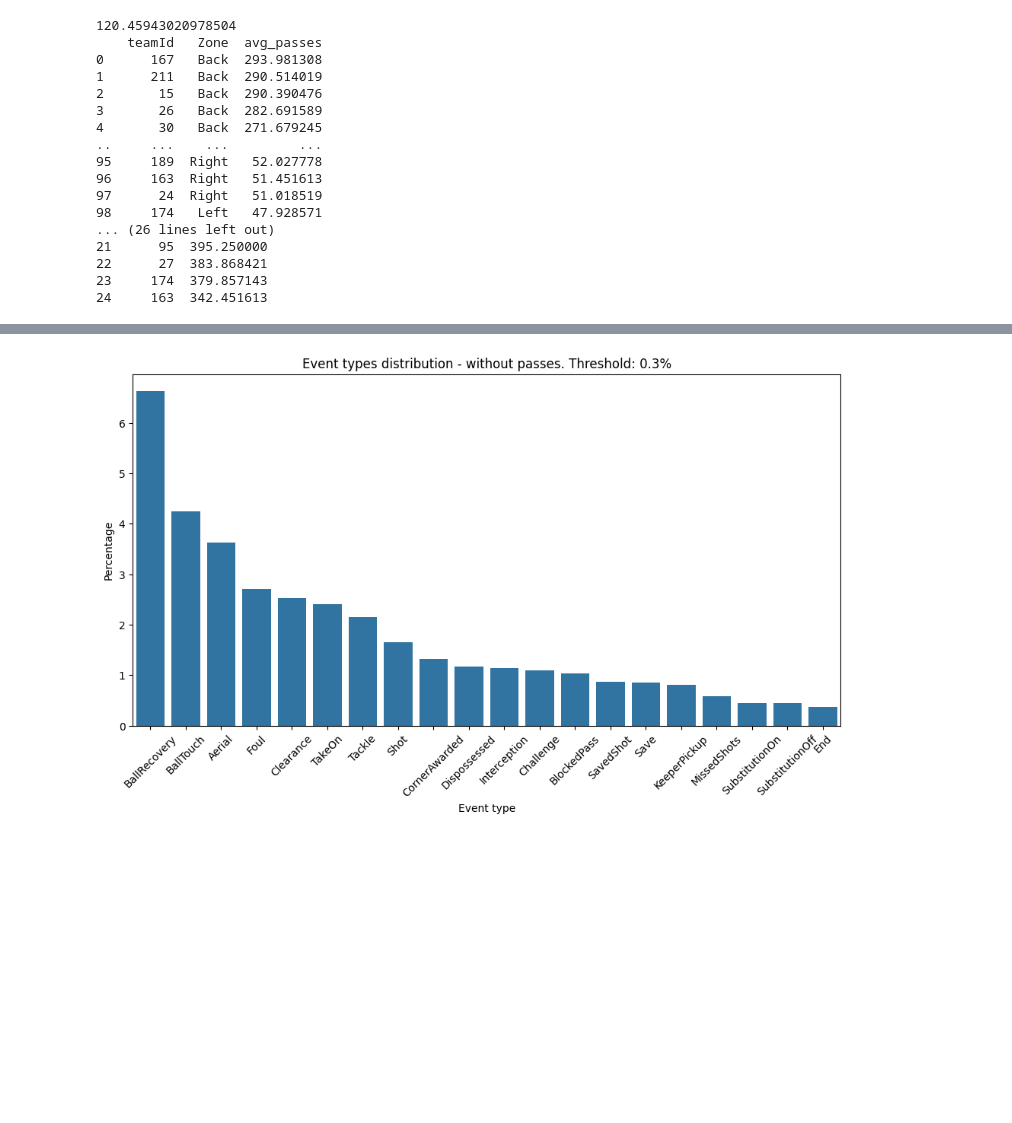
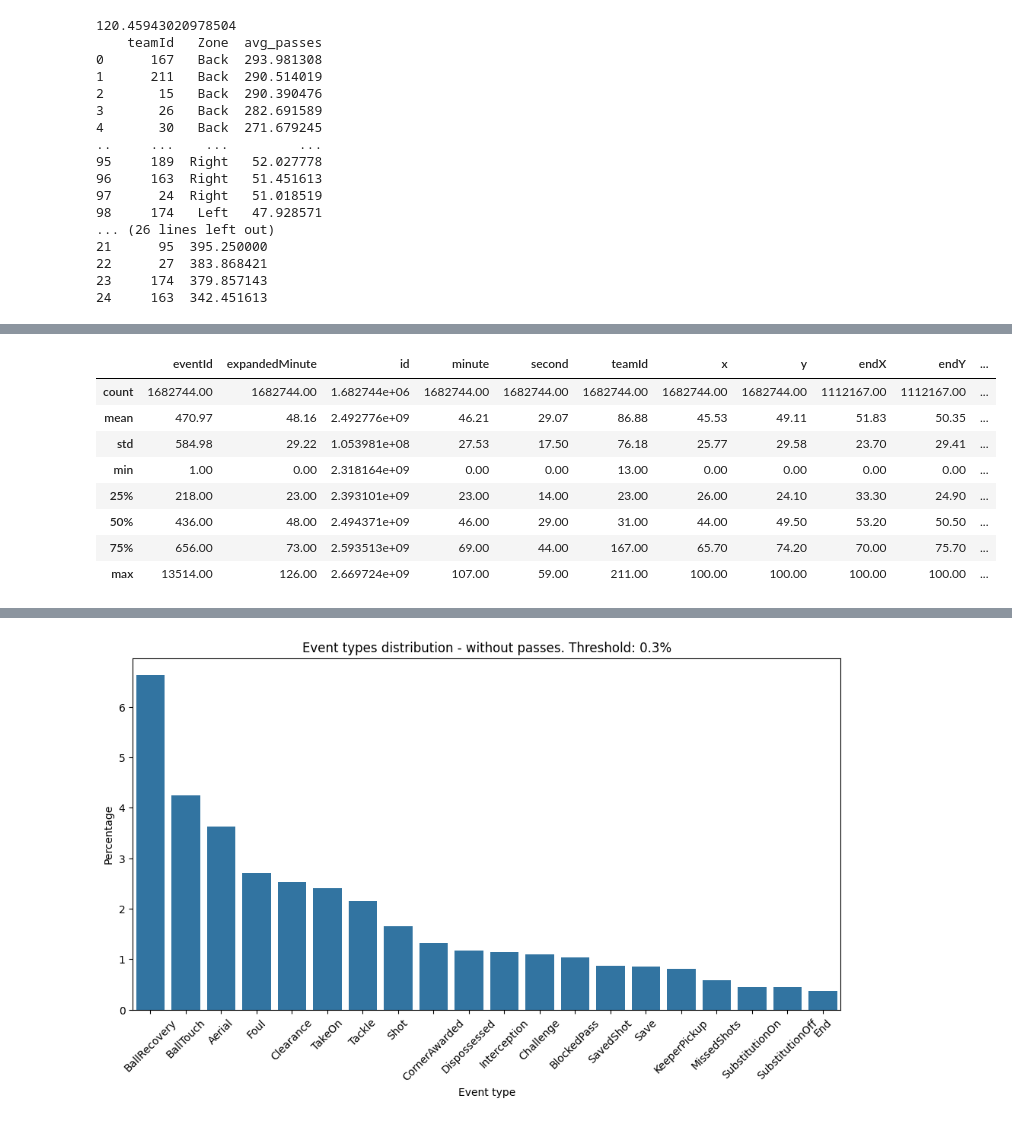
Before and after one commit to rustya5041/mds-thesis, a Jupyter notebook: code/transforms-and-modelling.ipynb, the cells around one changed output, grey strips where cells are left out. Cells and saved outputs as stored; diff of their text form; code cells hidden in the pictures; blank space fills up the shorter version.

```diff
--- a/code/transforms-and-modelling.ipynb
+++ b/code/transforms-and-modelling.ipynb
@@ -118,0 +147,12 @@ consolidated_stats = helper_funcs.consolidate_statistics(stats)
+# %%
+round(events_stats.describe(),2)
+# %% [output]
+|  | eventId | expandedMinute | id | minute | second | teamId | x | y | endX | endY | ... |
+| count | 1682744.00 | 1682744.00 | 1.682744e+06 | 1682744.00 | 1682744.00 | 1682744.00 | 1682744.00 | 1682744.00 | 1112167.00 | 1112167.00 | ... |
+| mean | 470.97 | 48.16 | 2.492776e+09 | 46.21 | 29.07 | 86.88 | 45.53 | 49.11 | 51.83 | 50.35 | ... |
+| std | 584.98 | 29.22 | 1.053981e+08 | 27.53 | 17.50 | 76.18 | 25.77 | 29.58 | 23.70 | 29.41 | ... |
+| min | 1.00 | 0.00 | 2.318164e+09 | 0.00 | 0.00 | 13.00 | 0.00 | 0.00 | 0.00 | 0.00 | ... |
+| 25% | 218.00 | 23.00 | 2.393101e+09 | 23.00 | 14.00 | 23.00 | 26.00 | 24.10 | 33.30 | 24.90 | ... |
+| 50% | 436.00 | 48.00 | 2.494371e+09 | 46.00 | 29.00 | 31.00 | 44.00 | 49.50 | 53.20 | 50.50 | ... |
+| 75% | 656.00 | 73.00 | 2.593513e+09 | 69.00 | 44.00 | 167.00 | 65.70 | 74.20 | 70.00 | 75.70 | ... |
+| max | 13514.00 | 126.00 | 2.669724e+09 | 107.00 | 59.00 | 211.00 | 100.00 | 100.00 | 100.00 | 100.00 | ... |
```
Also changed, not shown: parts of 19 cells of this notebook.
